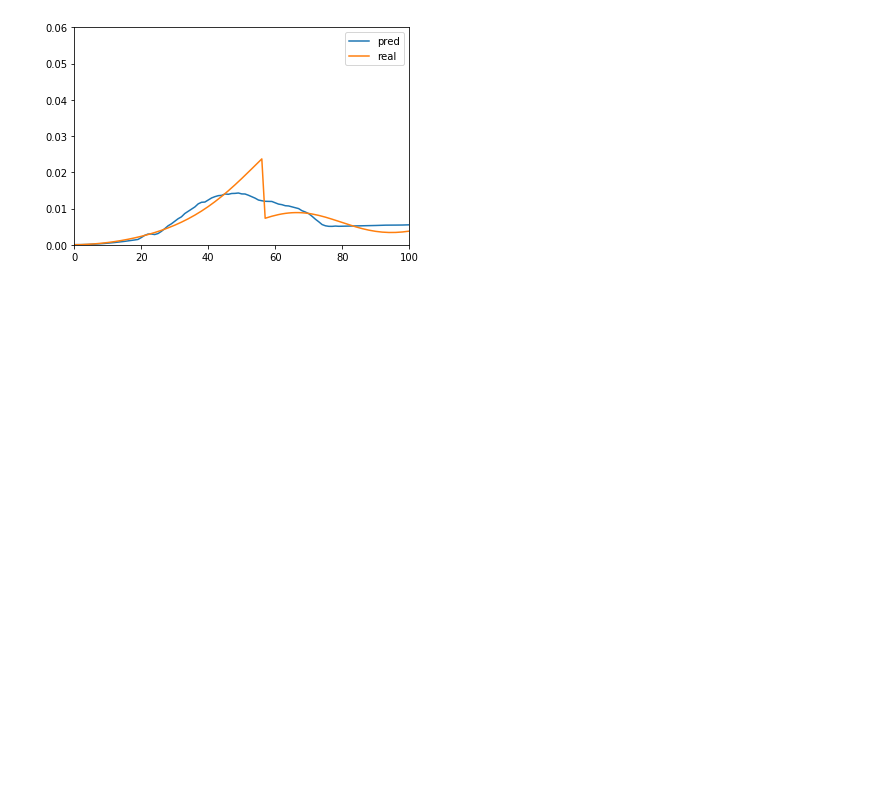
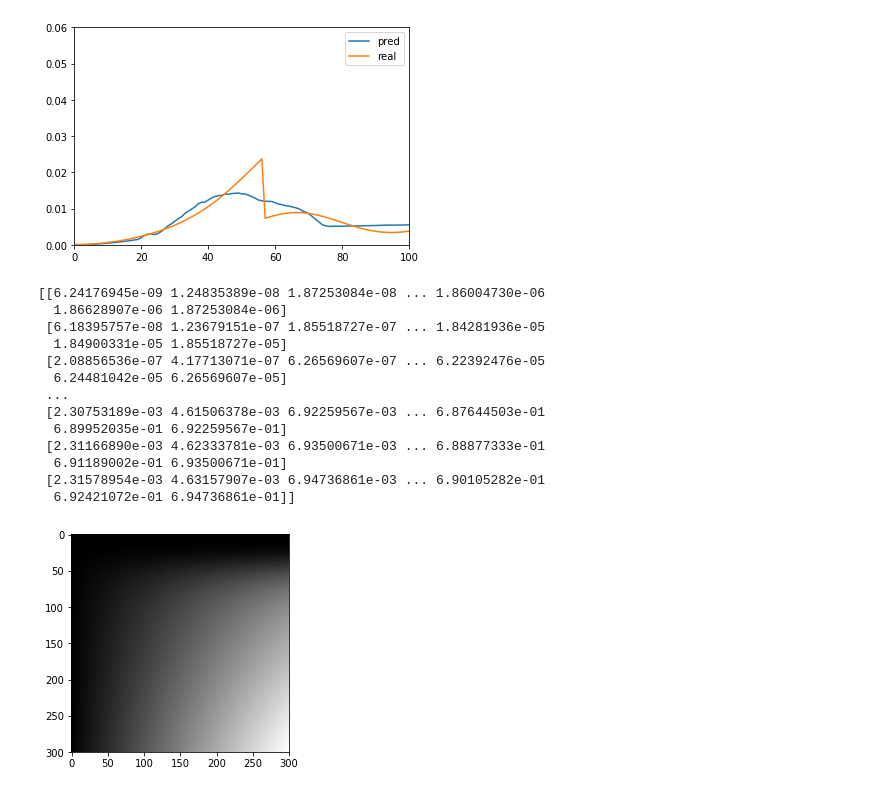
Before and after one commit to verejoel/nndos, a Jupyter notebook: linear-T/CNN-005/hc-CNN-005.ipynb, the cells around one changed output. Cells and saved outputs as stored; diff of their text form; code cells hidden in the pictures; blank space fills up the shorter version.

```diff
--- a/linear-T/CNN-005/hc-CNN-005.ipynb
+++ b/linear-T/CNN-005/hc-CNN-005.ipynb
@@ -297,3 +297,23 @@ plt.show()
 plt.plot(T,cv(Y_pred[i],T))
 dat = X_test[i].reshape((2,128))
 plt.plot(dat[0]*300,dat[1])
+# %%
+i = np.random.randint(0,p);
+image = ((X_train[i,1,:]*np.transpose(X_train[i,0,:])))
+plt.imshow(image,cmap='gray')
+print image
+# %% [output]
+[[6.24176945e-09 1.24835389e-08 1.87253084e-08 ... 1.86004730e-06
+  1.86628907e-06 1.87253084e-06]
+ [6.18395757e-08 1.23679151e-07 1.85518727e-07 ... 1.84281936e-05
+  1.84900331e-05 1.85518727e-05]
+ [2.08856536e-07 4.17713071e-07 6.26569607e-07 ... 6.22392476e-05
+  6.24481042e-05 6.26569607e-05]
+ ...
+ [2.30753189e-03 4.61506378e-03 6.92259567e-03 ... 6.87644503e-01
+  6.89952035e-01 6.92259567e-01]
+ [2.31166890e-03 4.62333781e-03 6.93500671e-03 ... 6.88877333e-01
+  6.91189002e-01 6.93500671e-01]
+ [2.31578954e-03 4.63157907e-03 6.94736861e-03 ... 6.90105282e-01
+  6.92421072e-01 6.94736861e-01]]
+[figure, added]
```
Also changed, not shown: 7 other files.
